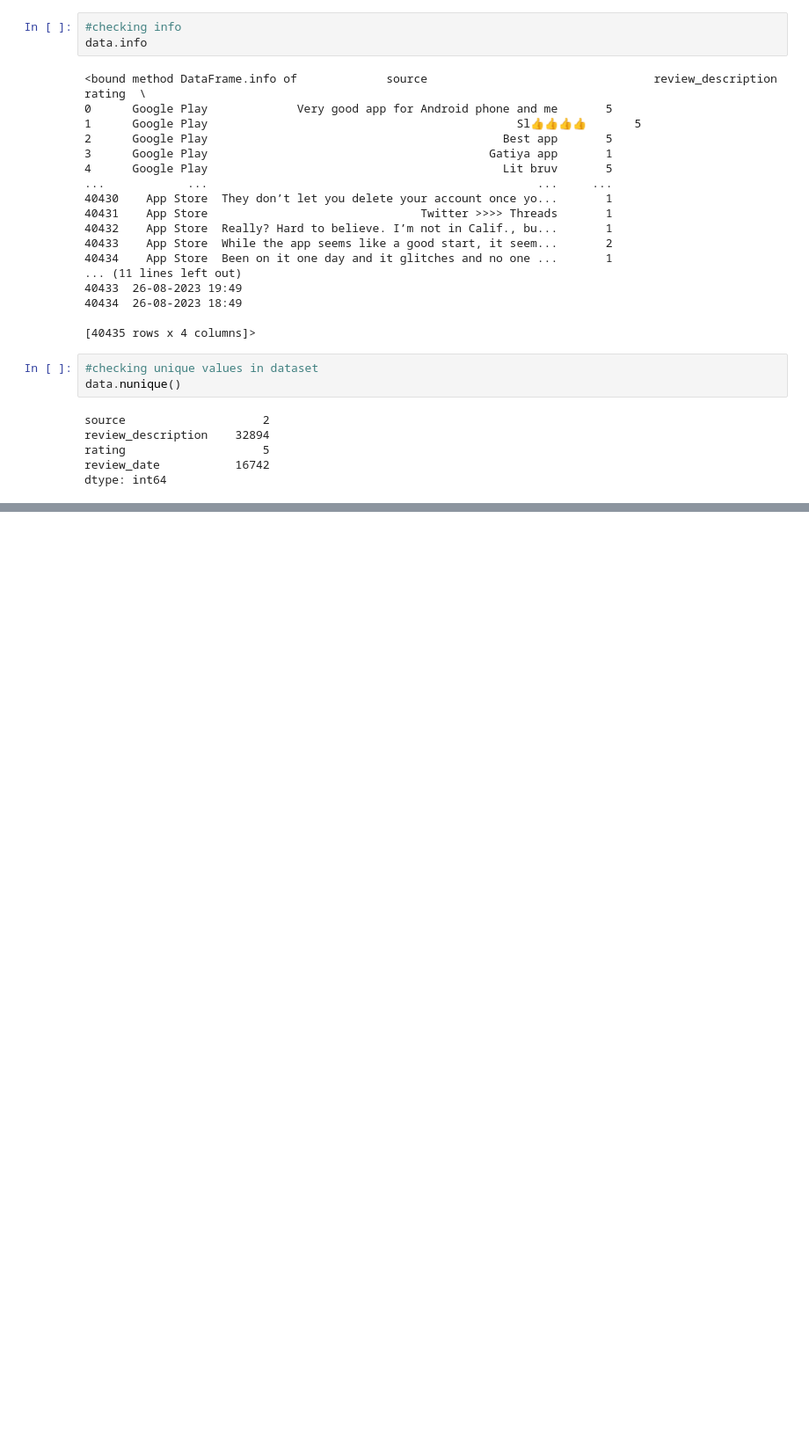
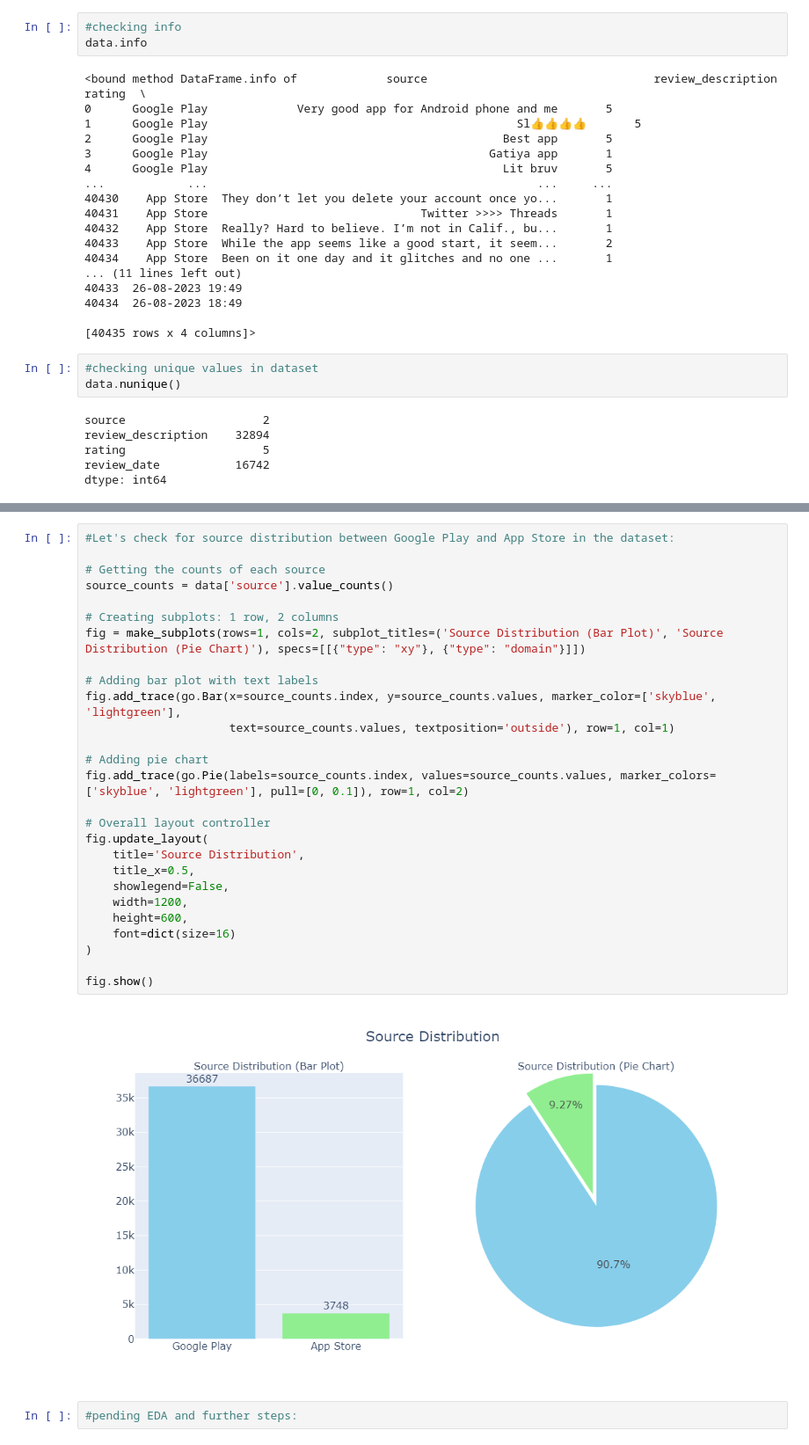
Before and after one commit to Chethan34/App-Review-Sentiment-Analysis, a Jupyter notebook: AppReviewSentiment.ipynb, the cells around one changed output, grey strips where cells are left out. Shown at 88% size. Drawn from its saved outputs; the diff is of its cells as text; blank space fills up the shorter version.

Commit message:
EDA to be further performed-1

```diff
--- a/AppReviewSentiment.ipynb
+++ b/AppReviewSentiment.ipynb
@@ -97,0 +172,31 @@ Name: count, dtype: int64
+# %%
+#Let's check for source distribution between Google Play and App Store in the dataset:
+
+# Getting the counts of each source
+source_counts = data['source'].value_counts()
+
+# Creating subplots: 1 row, 2 columns
+fig = make_subplots(rows=1, cols=2, subplot_titles=('Source Distribution (Bar Plot)', 'Source Distribution (Pie Chart)'), specs=[[{"type": "xy"}, {"type": "domain"}]])
+
+# Adding bar plot with text labels
+fig.add_trace(go.Bar(x=source_counts.index, y=source_counts.values, marker_color=['skyblue', 'lightgreen'],
+                     text=source_counts.values, textposition='outside'), row=1, col=1)
+
+# Adding pie chart
+fig.add_trace(go.Pie(labels=source_counts.index, values=source_counts.values, marker_colors=['skyblue', 'lightgreen'], pull=[0, 0.1]), row=1, col=2)
+
+# Overall layout controller
+fig.update_layout(
+    title='Source Distribution',
+    title_x=0.5,
+    showlegend=False,
+    width=1200,
+    height=600,
+    font=dict(size=16)
+)
+
+fig.show()
+# %% [output]
+[figure, added]
+# %%
+#pending EDA and further steps:
```
Also changed, not shown: parts of 11 cells of this notebook.
